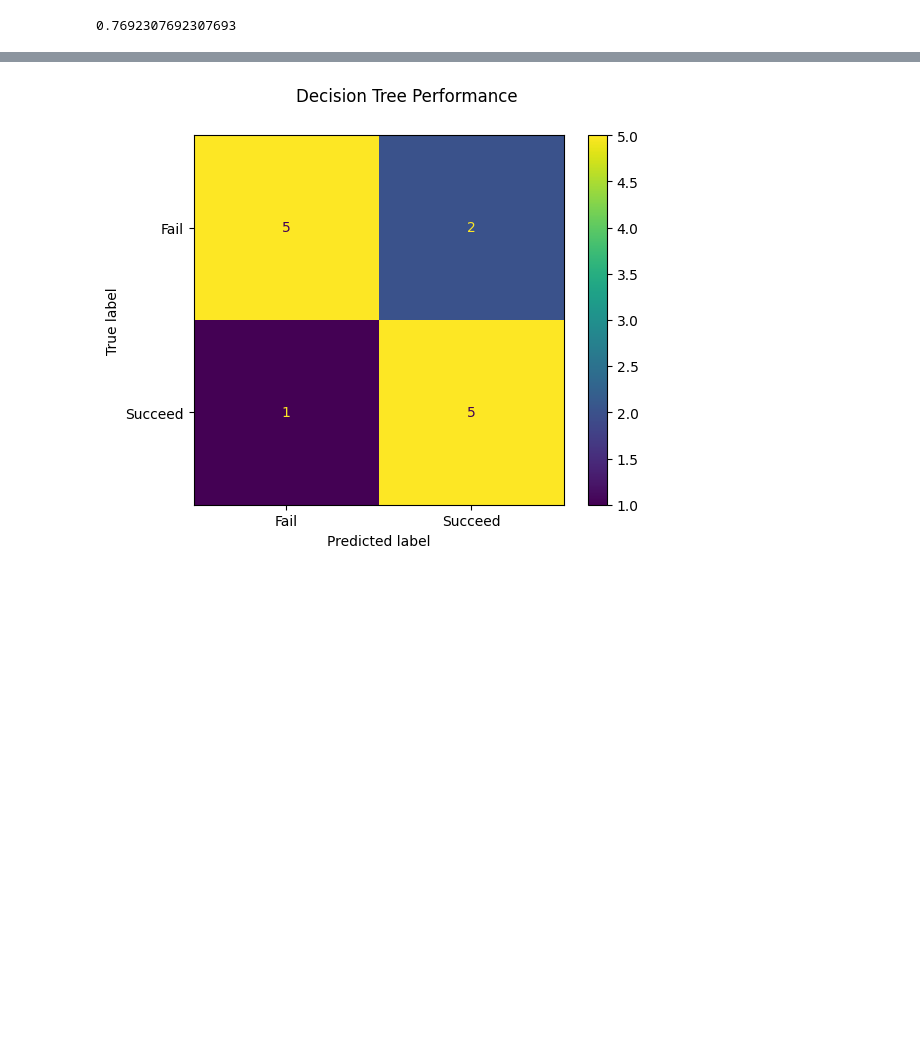
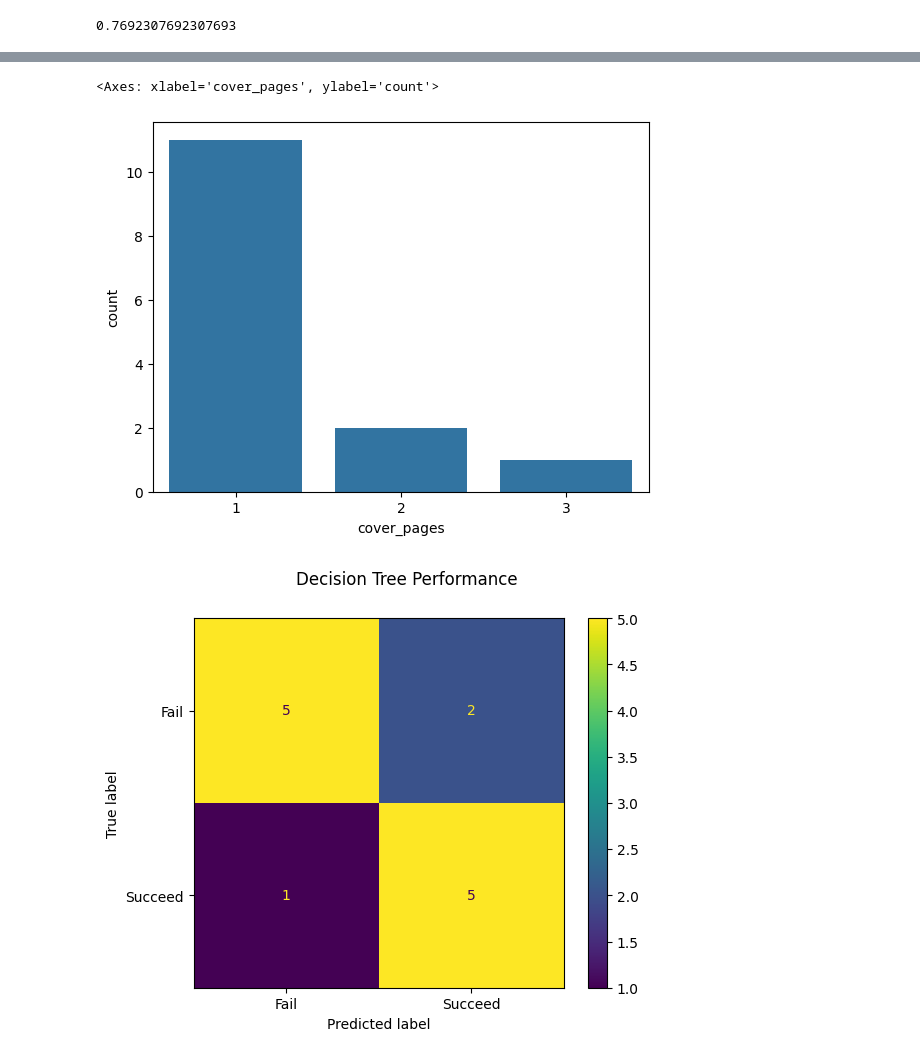
Before and after one commit to DevinGent/shonen-jump-sql, a Jupyter notebook: model_testing.ipynb, the cells around one changed output, grey strips where cells are left out. Drawn from its saved outputs; the diff is of its cells as text; code cells hidden in the pictures; blank space fills up the shorter version.

Commit message:
Initial coding of utility functions for modeling complete.  The predicting_success notebook still needs to be run again and ReadMes updated.

```diff
--- a/model_testing.ipynb
+++ b/model_testing.ipynb
@@ -4,7 +4,7 @@
 If we want to adjust how many first chapters are used or how many chapters a series must publish in order to be considered a success we can do so below.
 # %%
 # How many chapters we should consider when making the prediction.
-basis_size=12
+basis_size=30
 
 # The minimum number of chapters for a series to be considered a success.
 success_criteria=50
@@ -124,0 +114,2 @@ Where 1 ensures we have information on starting success and 2 ensures we have in
+# %%
+complex_data=dbfunc.load_modeling_data(connection,basis_size)
@@ -251,3 +245,8 @@ loaded_model.score(cut_down,[0,0,1,1,1,0,1,1,0,1,0,0,0])
+# %%
+sns.countplot(complex_data,x='cover_pages')
+# %% [output]
+<Axes: xlabel='cover_pages', ylabel='count'>
+[figure, added]
 # %%
 # Defining the matrix.
 c_matrix = metrics.confusion_matrix([0,0,1,1,1,0,1,1,0,1,0,0,0], loaded_model.predict(cut_down), labels=[0,1])
```
Also changed, not shown: parts of 30 cells of this notebook, 2 other files.
